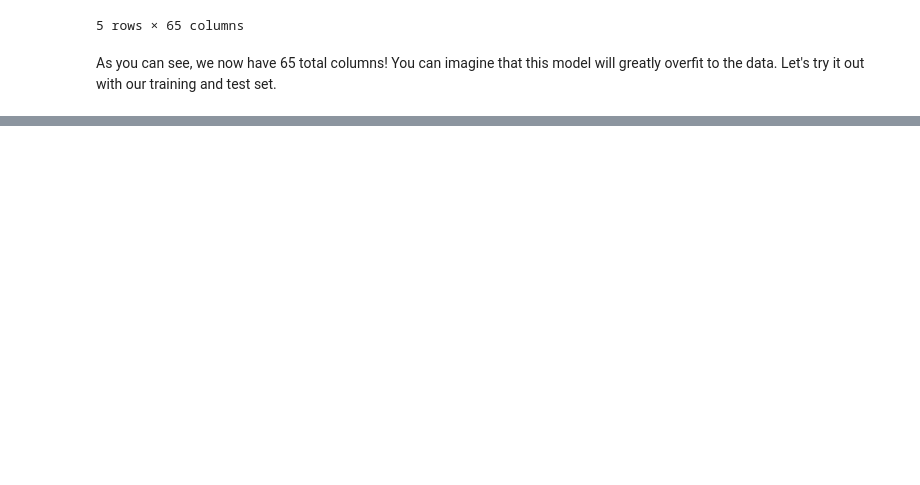
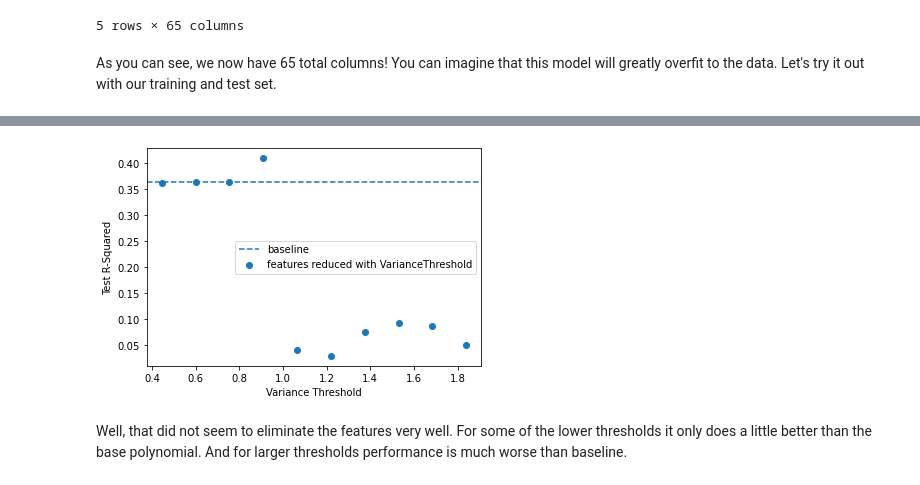
Before and after one commit to learn-co-curriculum/dsc-feature-selection-methods, a Jupyter notebook: index.ipynb, the cells around one changed output, grey strips where cells are left out. Cells and saved outputs as stored; diff of their text form; code cells hidden in the pictures; blank space fills up the shorter version.

Commit message:
add plots, improve headers, add documentation links

```diff
--- a/index.ipynb
+++ b/index.ipynb
@@ -328,0 +183,5 @@ This lesson formalized the different types of feature selection methods and intr
+# %%
+lr_poly = LinearRegression()
+lr_poly.fit(X_poly_train, y_train)
+
+poly_r2, poly_rmse = run_model(lr_poly, X_poly_train, X_poly_test, y_train, y_test)
@@ -328,0 +208,13 @@ This lesson formalized the different types of feature selection methods and intr
+# %%
+selector = VarianceThreshold()
+reduced_feature_train = pd.DataFrame(selector.fit_transform(X_poly_train), columns=X_poly_train.columns, index=X_poly_train.index)
+reduced_feature_test = pd.DataFrame(selector.transform(X_poly_test), columns=X_poly_test.columns, index=X_poly_test.index)
+
+lr = LinearRegression()
+lr.fit(reduced_feature_train, y_train)
+reduced_r2, reduced_rmse = run_model(lr, reduced_feature_train, reduced_feature_test, y_train, y_test)
+
+print('\n----------------\n')
+print(f"{reduced_feature_train.shape[1]} out of {X_poly_train.shape[1]} features used")
+print('Baseline R-Squared:', round(poly_r2, 2))
+print('Reduced R-Squared: ', round(reduced_r2, 2))
@@ -328,0 +242,17 @@ This lesson formalized the different types of feature selection methods and intr
+# %%
+threshold_ranges = np.linspace(np.percentile(selector.variances_,10), np.percentile(selector.variances_, 90), 10)
+reduced_r2s = []
+for thresh in threshold_ranges:
+    selector = VarianceThreshold(thresh)
+    reduced_feature_train = selector.fit_transform(X_poly_train)
+    reduced_feature_test = selector.transform(X_poly_test)
+    lr = LinearRegression()
+    lr.fit(reduced_feature_train, y_train)
+    reduced_r2, reduced_rmse = run_model(lr, reduced_feature_train, reduced_feature_test, y_train, y_test, display=False)
+    reduced_r2s.append(reduced_r2)
+
+    print('Variance threshold:', thresh)
+    print(f"{reduced_feature_train.shape[1]} out of {X_poly_train.shape[1]} features used")
+    print('Baseline R-Squared:', round(poly_r2, 2))
+    print('Reduced R-Squared: ', round(reduced_r2, 2))
+    print('\n--------------------------------------------------------------------\n')
@@ -328,0 +277,11 @@ This lesson formalized the different types of feature selection methods and intr
+# %%
+fig, ax = plt.subplots()
+ax.scatter(threshold_ranges, reduced_r2s, label="features reduced with VarianceThreshold")
+ax.axhline(y=poly_r2, linestyle="--", label="baseline")
+ax.set_xlabel("Variance Threshold")
+ax.set_ylabel("Test R-Squared")
+ax.legend();
+# %% [output]
+[figure, added]
+# %% [markdown]
+Well, that did not seem to eliminate the features very well. For some of the lower thresholds it only does a little better than the base polynomial. And for larger thresholds performance is much worse than baseline.
```
Also changed, not shown: parts of 67 cells of this notebook, 4 other files.
